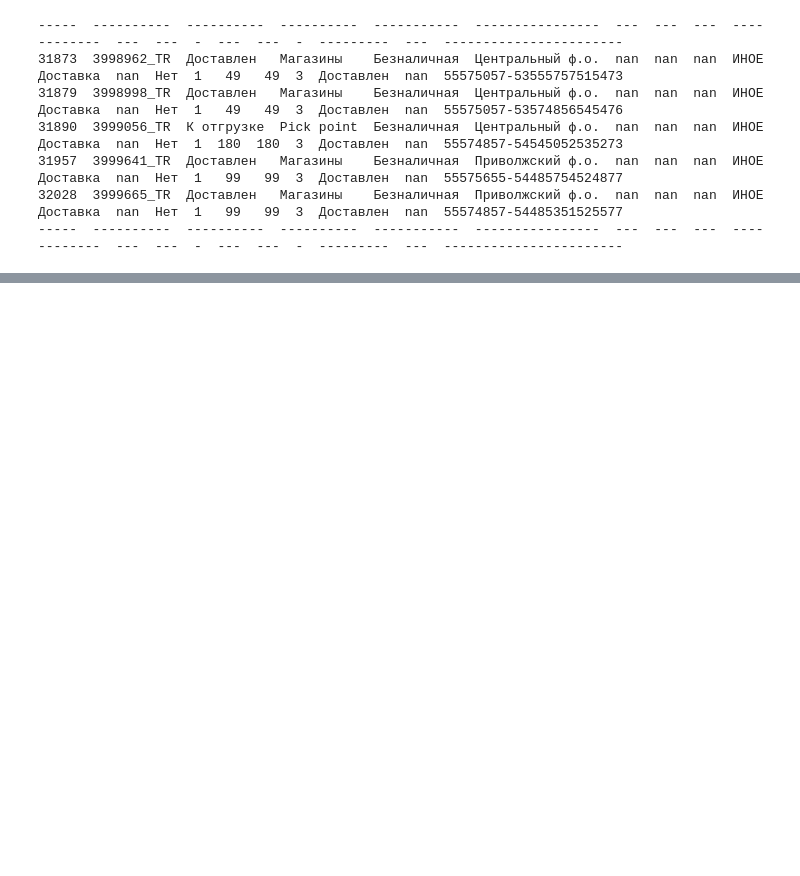
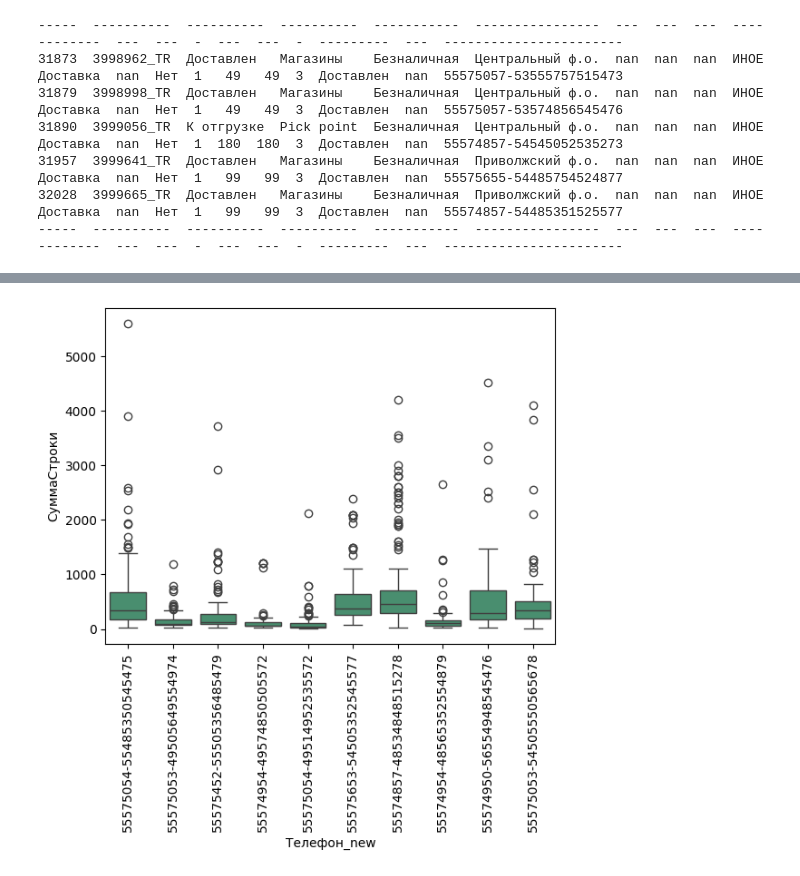
Before and after one commit to danzhukk/project-clusters, a Jupyter notebook: project.ipynb, the cells around one changed output, grey strips where cells are left out. Cells and saved outputs as stored; diff of their text form; code cells hidden in the pictures; blank space fills up the shorter version.

Commit message:
data preparation fix + calculation

```diff
--- a/project.ipynb
+++ b/project.ipynb
@@ -388,3 +381,13 @@ df.shape
+# %%
+numeric_cols = ['Цена', 'СуммаСтроки', 'Маржа', 'Количество']
+
+for col in numeric_cols:
+    df[col] = (
+        df[col].astype(str)
+        .str.replace(',', '.', regex=False)
+        .str.replace(' ', '', regex=False)
+        .astype(float)
+    )
 # %%
 #вычисляем количество уникальных значений, количество нулей, количество пропусков, процент пропусков и тип данных
 def columnValues(df):
@@ -416,0 +420,11 @@ print(tabulate(data_3, headers=['Column', 'Count Unique', 'Count Zeros', 'Count
+# %%
+# Оставляем только те чеки, где два и более товара
+
+rows_per_order = (
+    df.groupby('НомерЗаказаНаСайте')
+      .size()
+      .reset_index(name='NumRows')
+)
+
+orders_gt2 = rows_per_order.loc[rows_per_order['NumRows'] >= 2, 'НомерЗаказаНаСайте']
+df = df[df['НомерЗаказаНаСайте'].isin(orders_gt2)].copy()
@@ -416,0 +485,6 @@ print(tabulate(data_3, headers=['Column', 'Count Unique', 'Count Zeros', 'Count
+# %%
+#оставляем только доставленные заказы
+df = df[~df['НовыйСтатус'].isin(['К отгрузке', 'Возврат',
+       'Возврат из ПВЗ', 'Принят в ПВЗ', 'Расформирован ПВЗ', 'В резерве',
+       'Скомплектован Регион', 'Отменен', 'Отправлен в ПВЗ',
+       'Передан в Регион','Частичный возврат'])]
@@ -416,0 +495,2 @@ print(tabulate(data_3, headers=['Column', 'Count Unique', 'Count Zeros', 'Count
+# %%
+df = df.drop(columns=['НовыйСтатус', 'Статус', 'МесяцДатыЗаказа', 'Отменено', 'МетодДоставки'])
@@ -416,0 +604,10 @@ print(tabulate(data_3, headers=['Column', 'Count Unique', 'Count Zeros', 'Count
+# %%
+#топ 10 клиентов по числу заказов:
+top_clients = df['Телефон_new'].value_counts().nlargest(10).index
+df_top = df[df['Телефон_new'].isin(top_clients)]
+
+sns.boxplot(x='Телефон_new', y='СуммаСтроки', color='#3D9970', data=df_top)
+plt.xticks(rotation=90)
+plt.show()
+# %% [output]
+[figure, added]
```
Also changed, not shown: parts of 35 cells of this notebook.
